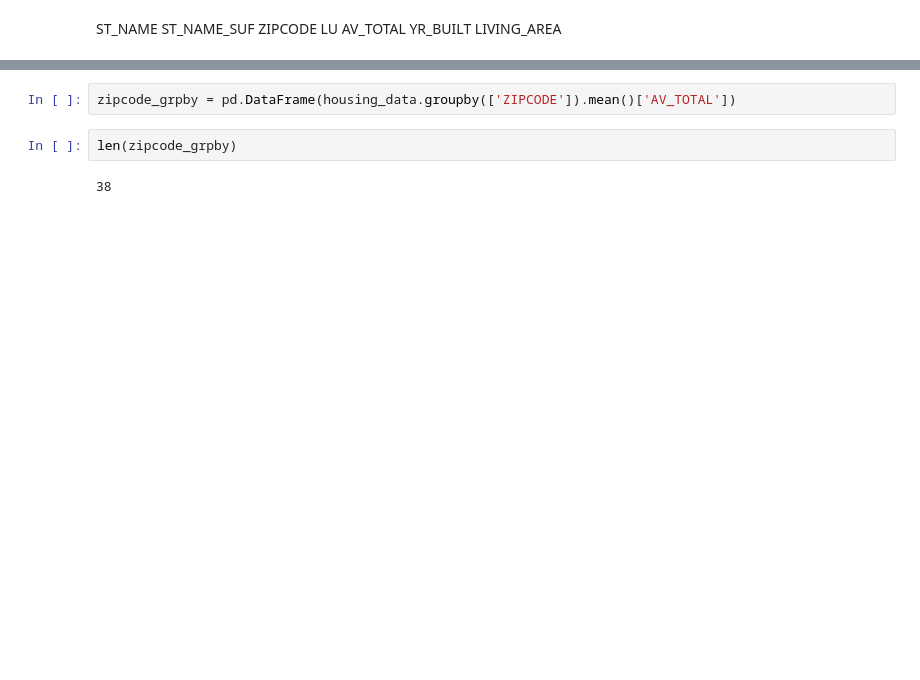
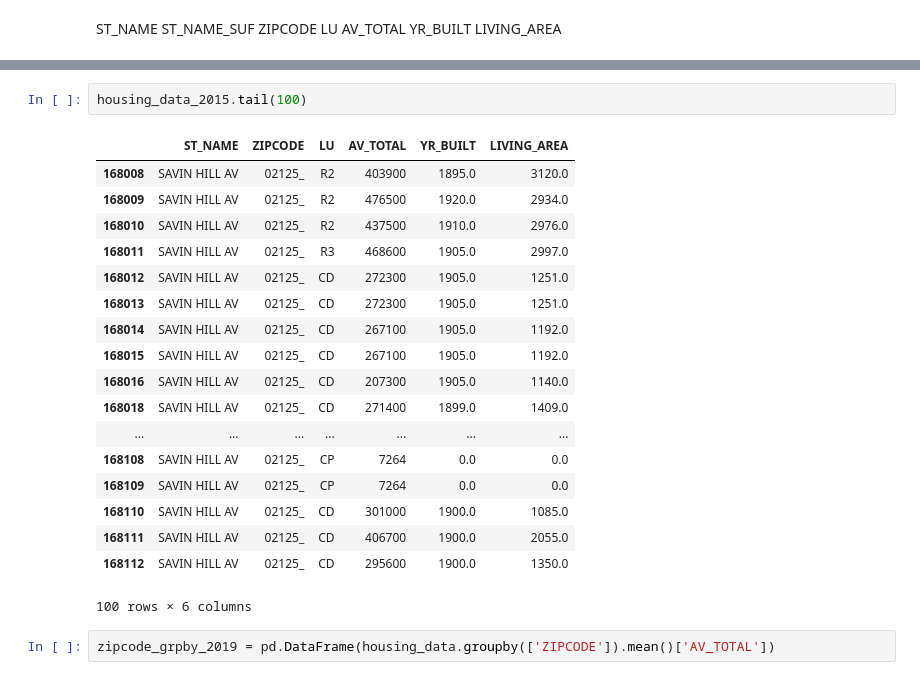
Before and after one commit to mitresh95/ImpactOfCrimeOnHousing, a Jupyter notebook: HousingData.ipynb, the cells around one changed output, grey strips where cells are left out. Saved outputs shown, nothing was run; the diff lists cells and outputs as text; blank space fills up the shorter version.

```diff
--- a/HousingData.ipynb
+++ b/HousingData.ipynb
@@ -53,6 +96,23 @@ housing_data.head()
+# %%
+housing_data_2015.tail(100)
+# %% [output]
+|  | ST_NAME | ZIPCODE | LU | AV_TOTAL | YR_BUILT | LIVING_AREA |
+| 168008 | SAVIN HILL AV | 02125_ | R2 | 403900 | 1895.0 | 3120.0 |
+| 168009 | SAVIN HILL AV | 02125_ | R2 | 476500 | 1920.0 | 2934.0 |
+| 168010 | SAVIN HILL AV | 02125_ | R2 | 437500 | 1910.0 | 2976.0 |
+| 168011 | SAVIN HILL AV | 02125_ | R3 | 468600 | 1905.0 | 2997.0 |
+| 168012 | SAVIN HILL AV | 02125_ | CD | 272300 | 1905.0 | 1251.0 |
+| 168013 | SAVIN HILL AV | 02125_ | CD | 272300 | 1905.0 | 1251.0 |
+| 168014 | SAVIN HILL AV | 02125_ | CD | 267100 | 1905.0 | 1192.0 |
+| 168015 | SAVIN HILL AV | 02125_ | CD | 267100 | 1905.0 | 1192.0 |
+| 168016 | SAVIN HILL AV | 02125_ | CD | 207300 | 1905.0 | 1140.0 |
+| 168018 | SAVIN HILL AV | 02125_ | CD | 271400 | 1899.0 | 1409.0 |
+| ... | ... | ... | ... | ... | ... | ... |
+| 168108 | SAVIN HILL AV | 02125_ | CP | 7264 | 0.0 | 0.0 |
+| 168109 | SAVIN HILL AV | 02125_ | CP | 7264 | 0.0 | 0.0 |
+| 168110 | SAVIN HILL AV | 02125_ | CD | 301000 | 1900.0 | 1085.0 |
+| 168111 | SAVIN HILL AV | 02125_ | CD | 406700 | 1900.0 | 2055.0 |
+| 168112 | SAVIN HILL AV | 02125_ | CD | 295600 | 1900.0 | 1350.0 |
+100 rows × 6 columns
 # %%
-zipcode_grpby = pd.DataFrame(housing_data.groupby(['ZIPCODE']).mean()['AV_TOTAL'])
+zipcode_grpby_2019 = pd.DataFrame(housing_data.groupby(['ZIPCODE']).mean()['AV_TOTAL'])
-# %%
-len(zipcode_grpby)
-# %% [output]
-38
```
Also changed, not shown: parts of 16 cells of this notebook.
